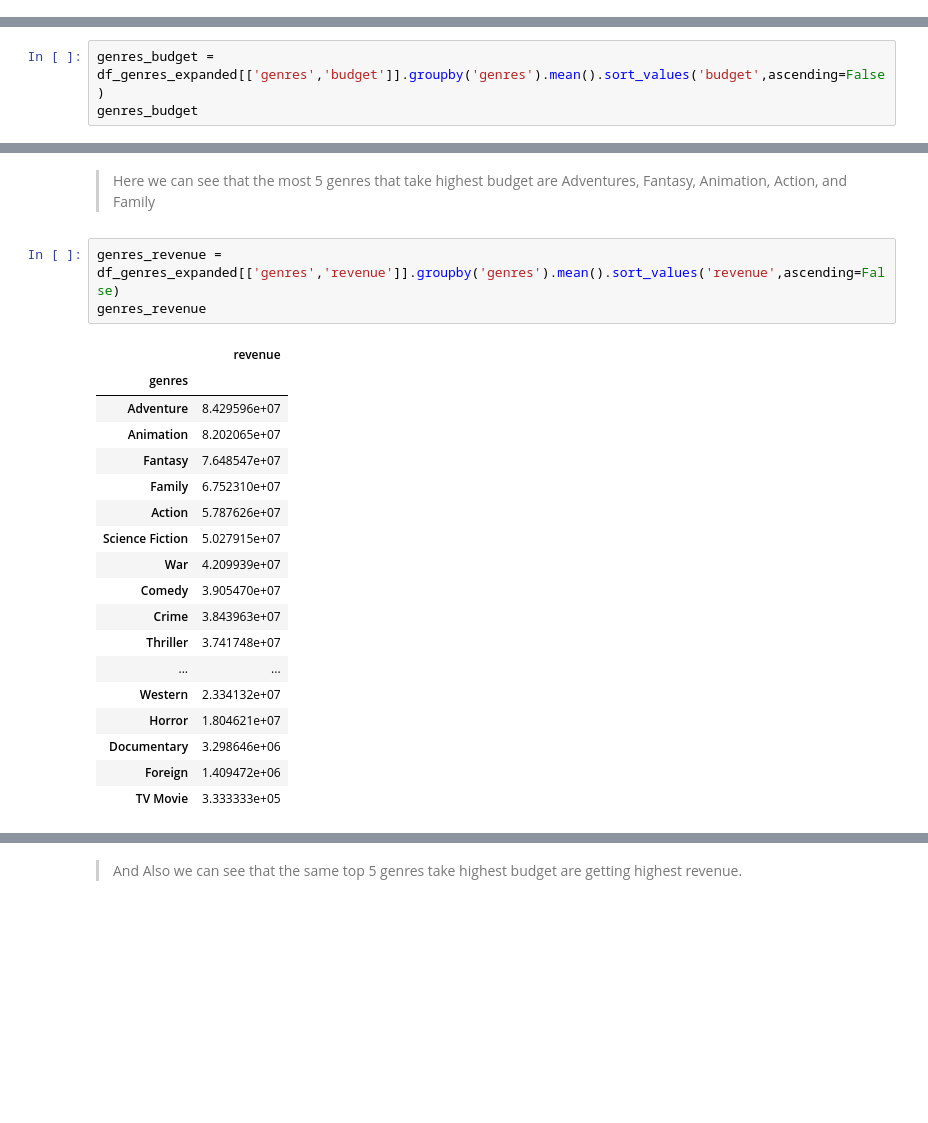
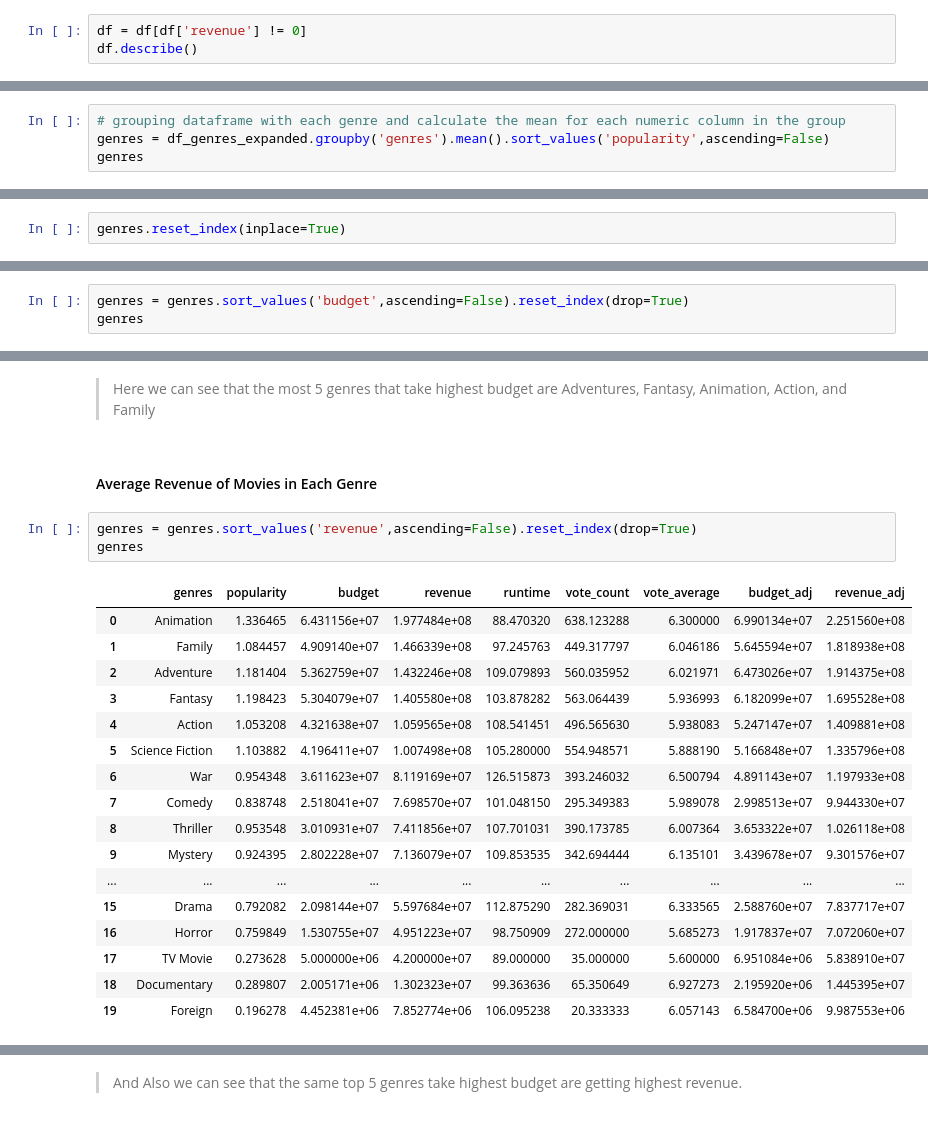
Before and after one commit to saraheldawody/investigating_movies_dataset, a Jupyter notebook: investigating_movies_dataset.ipynb, the cells around one changed output, grey strips where cells are left out. Drawn from its saved outputs; the diff is of its cells as text; blank space fills up the shorter version.

```diff
--- a/investigating_movies_dataset.ipynb
+++ b/investigating_movies_dataset.ipynb
@@ -176,0 +205,3 @@ df.describe()
+# %%
+df = df[df['revenue'] != 0]
+df.describe()
@@ -374,0 +683,4 @@ plt.xticks(rotation=90)
+# %%
+# grouping dataframe with each genre and calculate the mean for each numeric column in the group
+genres = df_genres_expanded.groupby('genres').mean().sort_values('popularity',ascending=False)
+genres
@@ -374,0 +706,2 @@ plt.xticks(rotation=90)
+# %%
+genres.reset_index(inplace=True)
@@ -377,4 +727,4 @@ plt.xticks(rotation=90)
 # %%
-genres_budget = df_genres_expanded[['genres','budget']].groupby('genres').mean().sort_values('budget',ascending=False)
-genres_budget
+genres = genres.sort_values('budget',ascending=False).reset_index(drop=True)
+genres
 # %% [output]
@@ -406,24 +761,25 @@ plt.xticks(rotation=90)
 # %% [markdown]
 > Here we can see that the most 5 genres that take highest budget are Adventures, Fantasy, Animation, Action, and Family
+# %% [markdown]
+#### Average Revenue of Movies in Each Genre
 # %%
-genres_revenue = df_genres_expanded[['genres','revenue']].groupby('genres').mean().sort_values('revenue',ascending=False)
-genres_revenue
+genres = genres.sort_values('revenue',ascending=False).reset_index(drop=True)
+genres
 # %% [output]
-|  | revenue |
-| genres |  |
-| Adventure | 8.429596e+07 |
-| Animation | 8.202065e+07 |
-| Fantasy | 7.648547e+07 |
-| Family | 6.752310e+07 |
-| Action | 5.787626e+07 |
-| Science Fiction | 5.027915e+07 |
-| War | 4.209939e+07 |
-| Comedy | 3.905470e+07 |
-| Crime | 3.843963e+07 |
-| Thriller | 3.741748e+07 |
-| ... | ... |
-| Western | 2.334132e+07 |
-| Horror | 1.804621e+07 |
-| Documentary | 3.298646e+06 |
-| Foreign | 1.409472e+06 |
-| TV Movie | 3.333333e+05 |
+|  | genres | popularity | budget | revenue | runtime | vote_count | vote_average | budget_adj | revenue_adj |
+| 0 | Animation | 1.336465 | 6.431156e+07 | 1.977484e+08 | 88.470320 | 638.123288 | 6.300000 | 6.990134e+07 | 2.251560e+08 |
+| 1 | Family | 1.084457 | 4.909140e+07 | 1.466339e+08 | 97.245763 | 449.317797 | 6.046186 | 5.645594e+07 | 1.818938e+08 |
+| 2 | Adventure | 1.181404 | 5.362759e+07 | 1.432246e+08 | 109.079893 | 560.035952 | 6.021971 | 6.473026e+07 | 1.914375e+08 |
+| 3 | Fantasy | 1.198423 | 5.304079e+07 | 1.405580e+08 | 103.878282 | 563.064439 | 5.936993 | 6.182099e+07 | 1.695528e+08 |
+| 4 | Action | 1.053208 | 4.321638e+07 | 1.059565e+08 | 108.541451 | 496.565630 | 5.938083 | 5.247147e+07 | 1.409881e+08 |
+| 5 | Science Fiction | 1.103882 | 4.196411e+07 | 1.007498e+08 | 105.280000 | 554.948571 | 5.888190 | 5.166848e+07 | 1.335796e+08 |
+| 6 | War | 0.954348 | 3.611623e+07 | 8.119169e+07 | 126.515873 | 393.246032 | 6.500794 | 4.891143e+07 | 1.197933e+08 |
+| 7 | Comedy | 0.838748 | 2.518041e+07 | 7.698570e+07 | 101.048150 | 295.349383 | 5.989078 | 2.998513e+07 | 9.944330e+07 |
+| 8 | Thriller | 0.953548 | 3.010931e+07 | 7.411856e+07 | 107.701031 | 390.173785 | 6.007364 | 3.653322e+07 | 1.026118e+08 |
+| 9 | Mystery | 0.924395 | 2.802228e+07 | 7.136079e+07 | 109.853535 | 342.694444 | 6.135101 | 3.439678e+07 | 9.301576e+07 |
+| ... | ... | ... | ... | ... | ... | ... | ... | ... | ... |
+| 15 | Drama | 0.792082 | 2.098144e+07 | 5.597684e+07 | 112.875290 | 282.369031 | 6.333565 | 2.588760e+07 | 7.837717e+07 |
+| 16 | Horror | 0.759849 | 1.530755e+07 | 4.951223e+07 | 98.750909 | 272.000000 | 5.685273 | 1.917837e+07 | 7.072060e+07 |
+| 17 | TV Movie | 0.273628 | 5.000000e+06 | 4.200000e+07 | 89.000000 | 35.000000 | 5.600000 | 6.951084e+06 | 5.838910e+07 |
+| 18 | Documentary | 0.289807 | 2.005171e+06 | 1.302323e+07 | 99.363636 | 65.350649 | 6.927273 | 2.195920e+06 | 1.445395e+07 |
+| 19 | Foreign | 0.196278 | 4.452381e+06 | 7.852774e+06 | 106.095238 | 20.333333 | 6.057143 | 6.584700e+06 | 9.987553e+06 |
```
Also changed, not shown: parts of 124 cells of this notebook, 1 other file.
